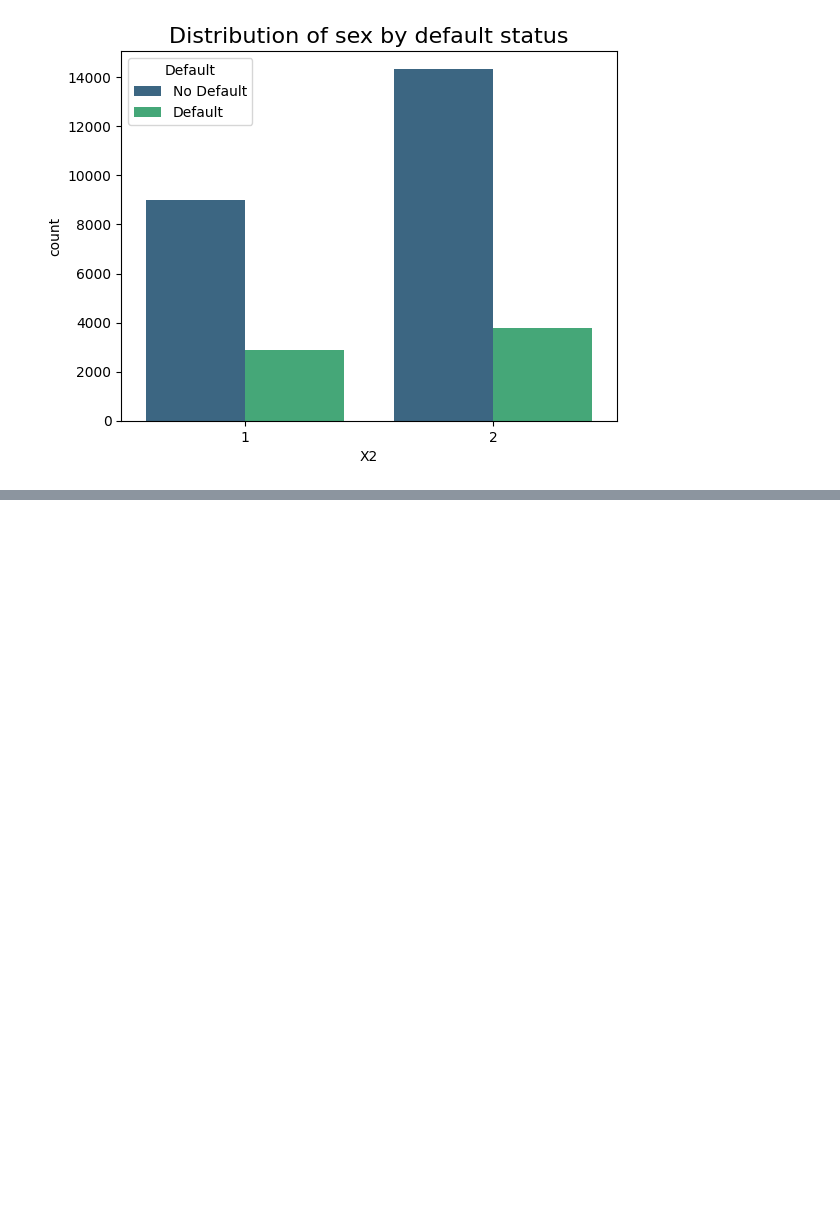
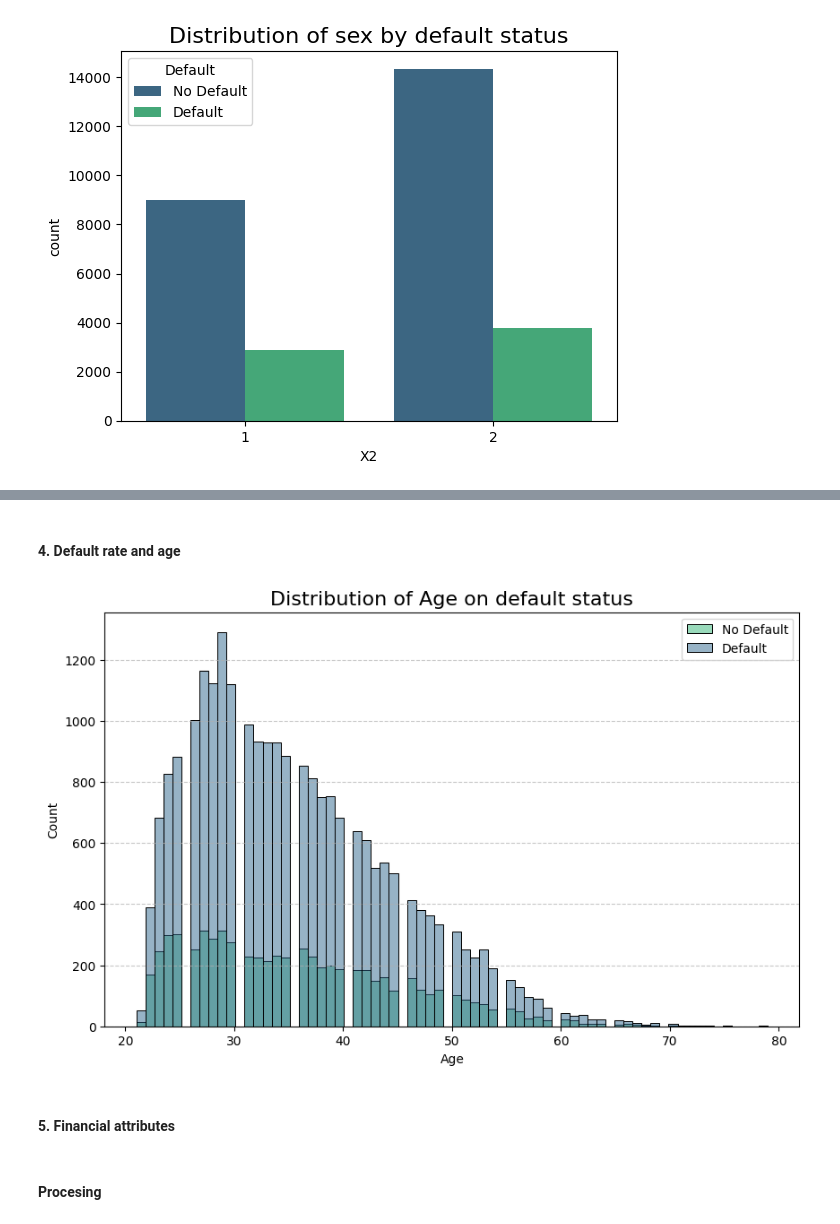
Before and after one commit to topollonaketsana/Data_Analysis, a Jupyter notebook: Taiwanese_Credit_Defaults/notebook/Taiwanese.ipynb, the cells around one changed output, grey strips where cells are left out. Cells and saved outputs as stored; diff of their text form; code cells hidden in the pictures; blank space fills up the shorter version.

```diff
--- a/Taiwanese_Credit_Defaults/notebook/Taiwanese.ipynb
+++ b/Taiwanese_Credit_Defaults/notebook/Taiwanese.ipynb
@@ -205,0 +267,16 @@ plt.show()
+# %% [markdown]
+#### 4. Default rate and age
+# %%
+# plot
+plt.figure(figsize= (10, 6))
+sns.histplot(data= df, x= df['X5'], hue= df['Y'], palette= 'viridis')
+plt.title('Distribution of Age on default status', fontsize= 16)
+plt.xlabel('Age')
+
+plt.legend(labels= ['No Default', 'Default'], fontsize= 10)
+plt.grid(axis='y', linestyle='--', alpha=0.7)
+plt.show()
+# %% [output]
+[figure, added]
+# %% [markdown]
+#### 5. Financial attributes
@@ -205,0 +289,2 @@ plt.show()
+# %% [markdown]
+#### Procesing
```
Also changed, not shown: parts of 24 cells of this notebook.
